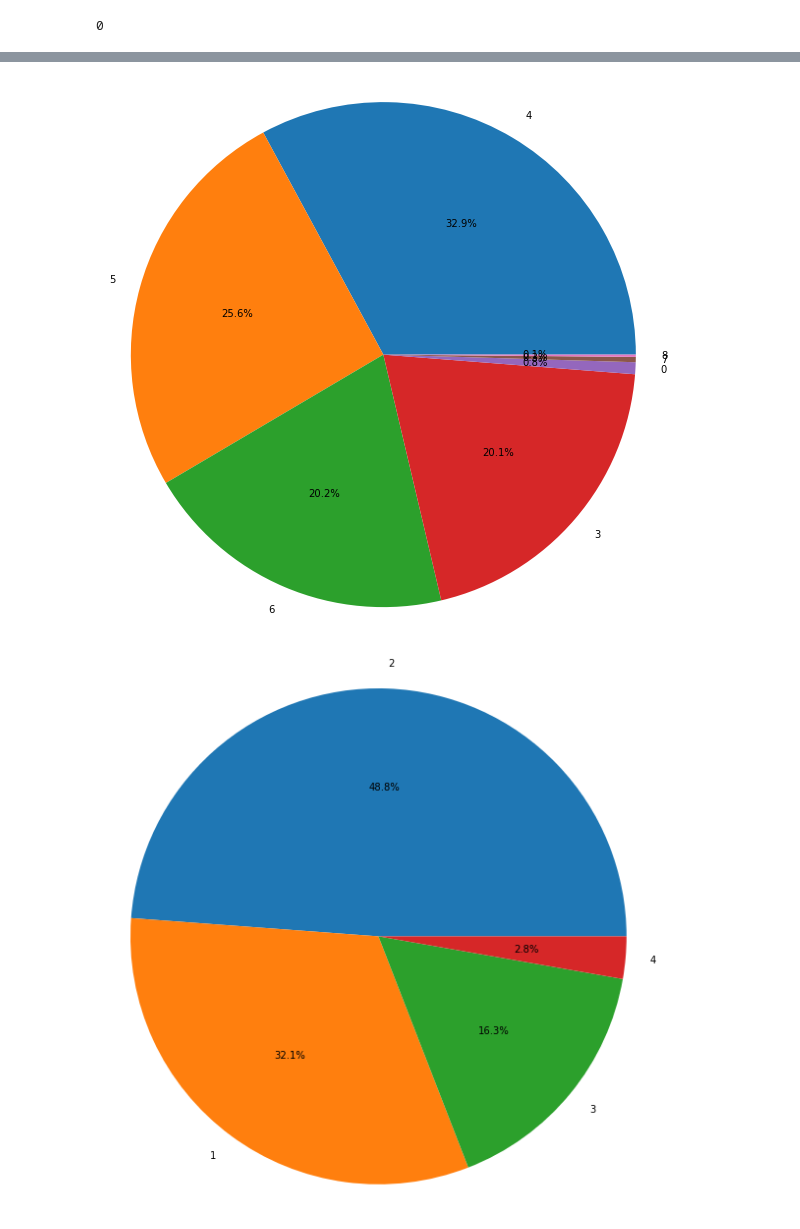
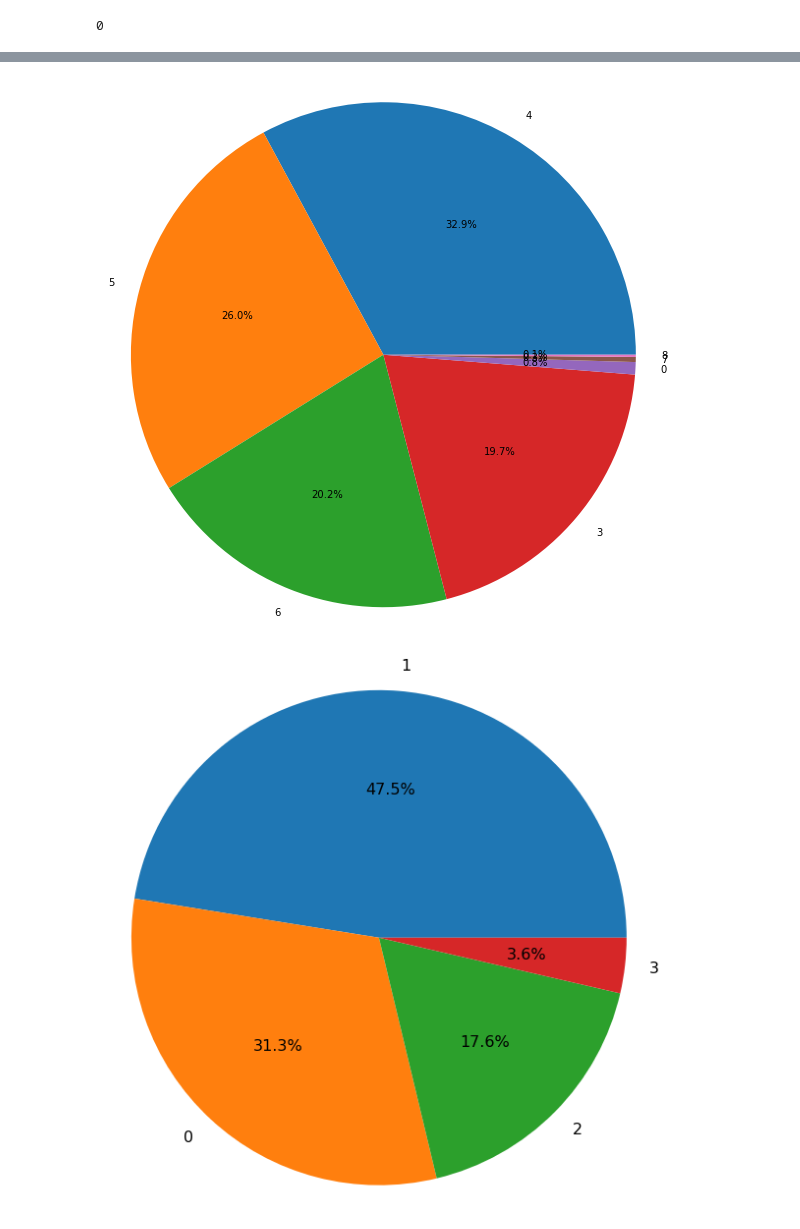
Before and after one commit to SimonePip/SL-Project, a Jupyter notebook: notebooks_proj/preprocessing.ipynb, the cells around one changed output, grey strips where cells are left out. Cells and saved outputs as stored; diff of their text form; code cells hidden in the pictures.

```diff
--- a/notebooks_proj/preprocessing.ipynb
+++ b/notebooks_proj/preprocessing.ipynb
@@ -11,4 +11,4 @@ from datetime import timedelta
 # %% [markdown]
 ## Preprocessing
 # %%
-data=pd.read_csv('dataset_esteso.csv')
+data=pd.read_csv('dataset_finale.csv').iloc[:,1:]
@@ -73,7 +89,7 @@ data['publ'] = pd.to_datetime(data['publ'], format=' %Y-%m-%d')
 #add timedelta
 data['timedelta']=  (data['publ']- data['publ'].min())/(datetime(2022,7,13) - data['publ'].min()) #data della presa dati
 # %%
-data['score'] = data['timedelta'] * (np.log(data['n_like']) + np.log(data['views']))
+data['score'] = data['timedelta'] * (np.log(data['n_like']+1) + np.log(data['views']+1))
 # %%
 #normalize score - gesu cristo trova i nan anche se non ci sono
 m=data['score'].min(skipna=True)
@@ -87,6 +103,6 @@ data['score'].hist()
 # %%
 bins=[0,.2,.4,.6]
-data['class']=np.digitize(data['score'],bins)
+data['class']=np.digitize(data['score'],bins)-1
 # %%
 data['class'].value_counts()
 # %% [output]
@@ -120,16 +136,17 @@ ax1.axis('equal')
 
 plt.show()
 # %% [output]
-[figure, old version]
+[figure, new version]
 # %%
 # Pie chart for max_quality
 labels = data['class'].value_counts().index
 sizes =  data['class'].value_counts()/len(data)
 
 fig1, ax1 = plt.subplots(figsize=(10, 10))
-ax1.pie(sizes, labels=labels, autopct='%1.1f%%')
+ax1.pie(sizes, labels=labels, autopct='%1.1f%%',textprops={'fontsize': 16})
 ax1.axis('equal')
 
+plt.savefig('classes_pie.pdf')
 plt.show()
 # %% [output]
-[figure, old version]
+[figure, new version]
```
Also changed, not shown: parts of 5 cells of this notebook, 2 other files.
